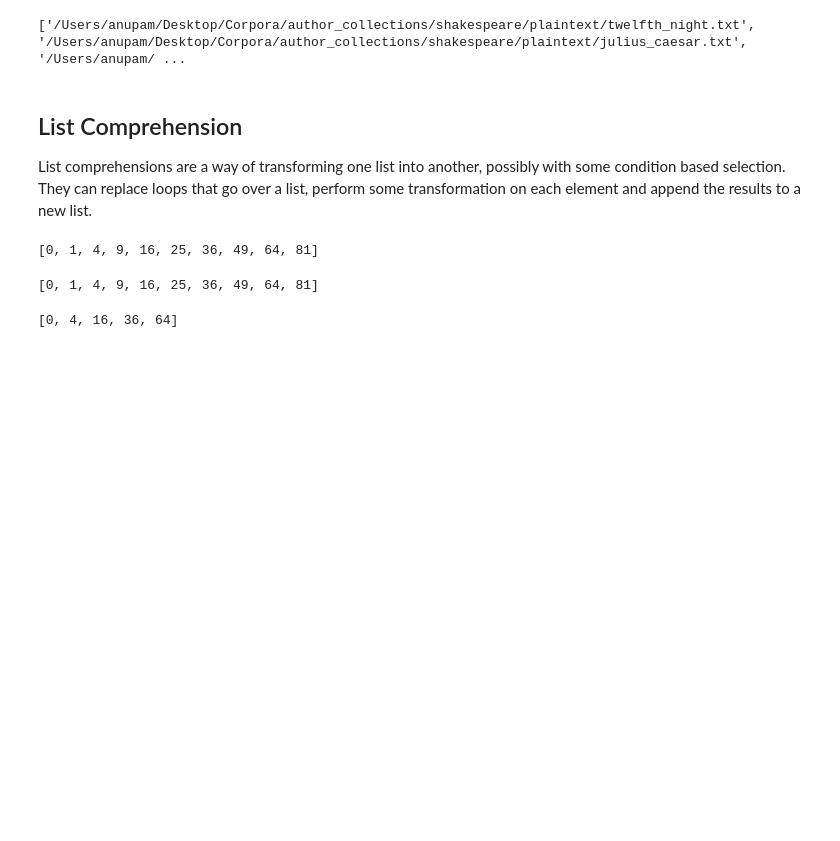
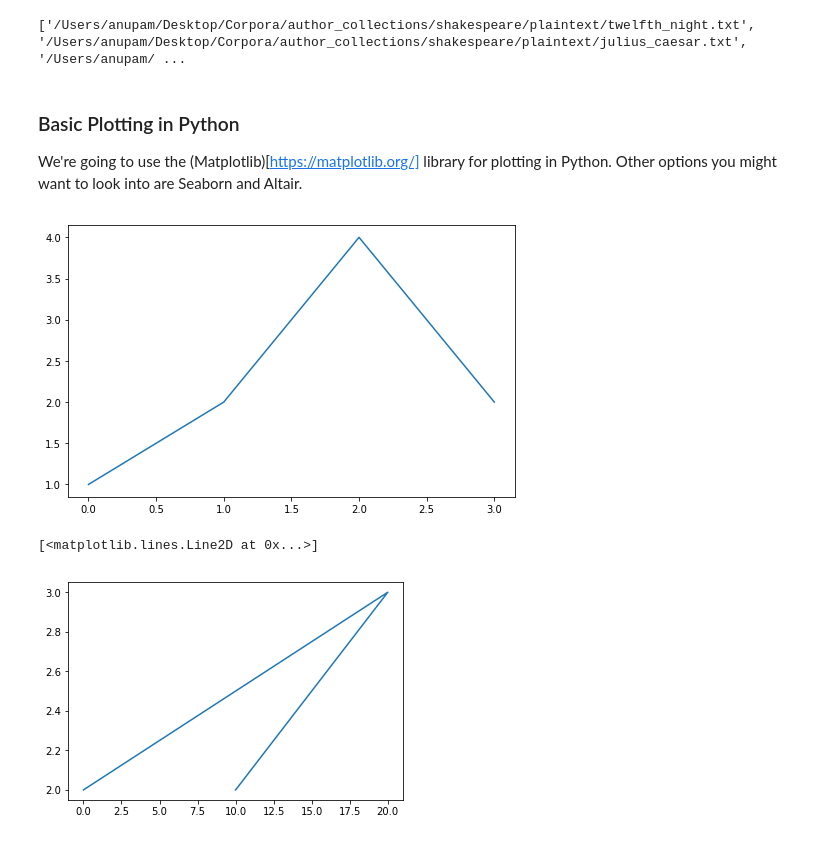
Before and after one commit to ABasu/python_intro, a Jupyter notebook: python_notes.ipynb, the cells around one changed output. Drawn from its saved outputs; the diff is of its cells as text; code cells hidden in the pictures; blank space fills up the shorter version.

```diff
--- a/python_notes.ipynb
+++ b/python_notes.ipynb
@@ -726,31 +721,20 @@ filenames = glob.glob(path)
 print(filenames)
 # %% [output]
 ['/Users/anupam/Desktop/Corpora/author_collections/shakespeare/plaintext/twelfth_night.txt', '/Users/anupam/Desktop/Corpora/author_collections/shakespeare/plaintext/julius_caesar.txt', '/Users/anupam/ ...
-# %% [markdown]
-<a id="list_comprehension"></a>
-## List Comprehension
-
-List comprehensions are a way of transforming one list into another, possibly with some condition based selection. They can replace loops that go over a list, perform some transformation on each element and append the results to a new list.
-# %%
-# Using a for loop to compute squares of all numbers in a list
-l = list(range(10))
-s = []
-for n in l:
-    s.append(n**2)
-print(s)
-# %% [output]
-[0, 1, 4, 9, 16, 25, 36, 49, 64, 81]
-# %%
-# The above can be written with a list comprehension
-l = list(range(10))
-s = [n**2 for n in l]
-print(s)
-# %% [output]
-[0, 1, 4, 9, 16, 25, 36, 49, 64, 81]
-# %%
-# We may also apply a condition - to get squares of just the even numbers
-l = list(range(10))
-s = [n**2 for n in l if n%2==0]
-print(s)
-# %% [output]
-[0, 4, 16, 36, 64]
+# %% [markdown]
+### Basic Plotting in Python
+
+We're going to use the (Matplotlib)[https://matplotlib.org/] library for plotting in Python. Other options you might want to look into are Seaborn and Altair.
+# %%
+import matplotlib.pyplot as plt
+
+plt.figure(figsize=(8,5))
+
+plt.plot([1,2,4,2])
+plt.show()
+
+plt.plot([10,20,0], [2,3,2])
+# %% [output]
+[figure, added]
+[<matplotlib.lines.Line2D at 0x...>]
+[figure, added]
```
Also changed, not shown: parts of 39 cells of this notebook.
